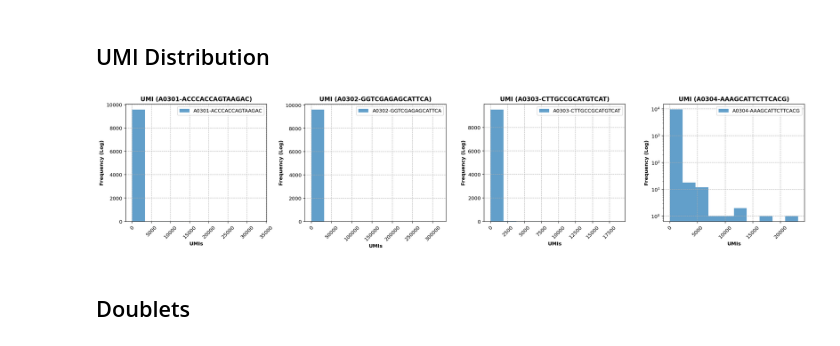
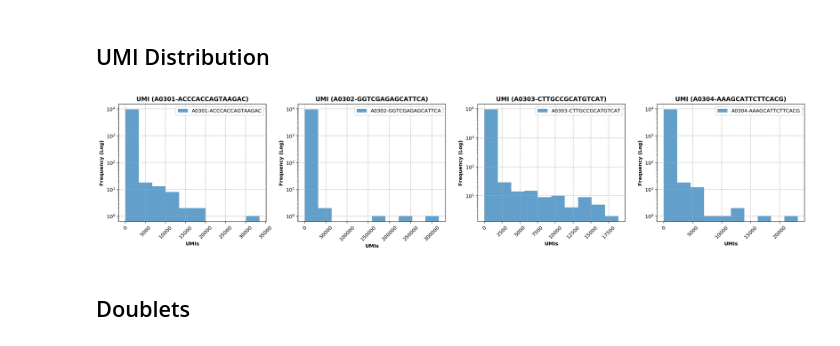
Before and after one commit to hisplan/sharp, a Jupyter notebook: manual-inspection/inspect.ipynb, the cells around one changed output. Drawn from its saved outputs; the diff is of its cells as text; code cells hidden in the pictures.

```diff
--- a/manual-inspection/inspect.ipynb
+++ b/manual-inspection/inspect.ipynb
@@ -622,33 +682,33 @@ plt.show()
 # %%
 num_hashtags = len(df_umi_class.columns[:-2])
 num_cols = 4
 num_rows = num_hashtags / num_cols + 1
 
 fig = plt.figure(figsize=(20, num_rows * 4), facecolor="white")
 
 idx_plot = 0
 
 for idx, col in enumerate(df_umi_class.columns[:-2]):
 
     idx_plot += 1
     ax = fig.add_subplot(num_rows, num_cols, idx_plot)
 
     df_tmp = df_umi_class.iloc[:,idx].sort_values(ascending=False)
 
     ax.hist(df_tmp, bins=10, alpha=0.7, label=col)
 
     ax.set_xlabel("UMIs", fontweight="bold")
     ax.set_ylabel("Frequency (Log)", fontweight="bold")
     ax.tick_params(axis="x", rotation=45)
     ax.set_title(f"UMI ({col})", fontweight="bold")
     ax.grid(b=True, linestyle="--")
+    ax.set_yscale("log")
     ax.legend()
 
-plt.yscale("log")
 plt.tight_layout()
 plt.show()
 # %% [output]
-[figure, old version]
+[figure, new version]
 # %% [markdown]
 ## Doublets
 # %%
```
Also changed, not shown: parts of 9 cells of this notebook, 1 other file.
